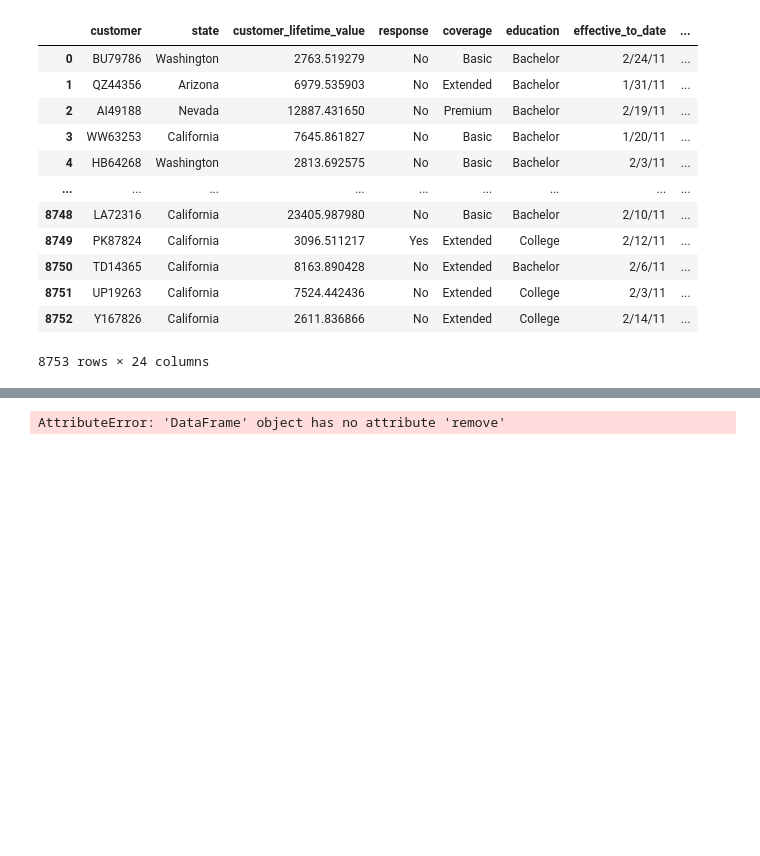
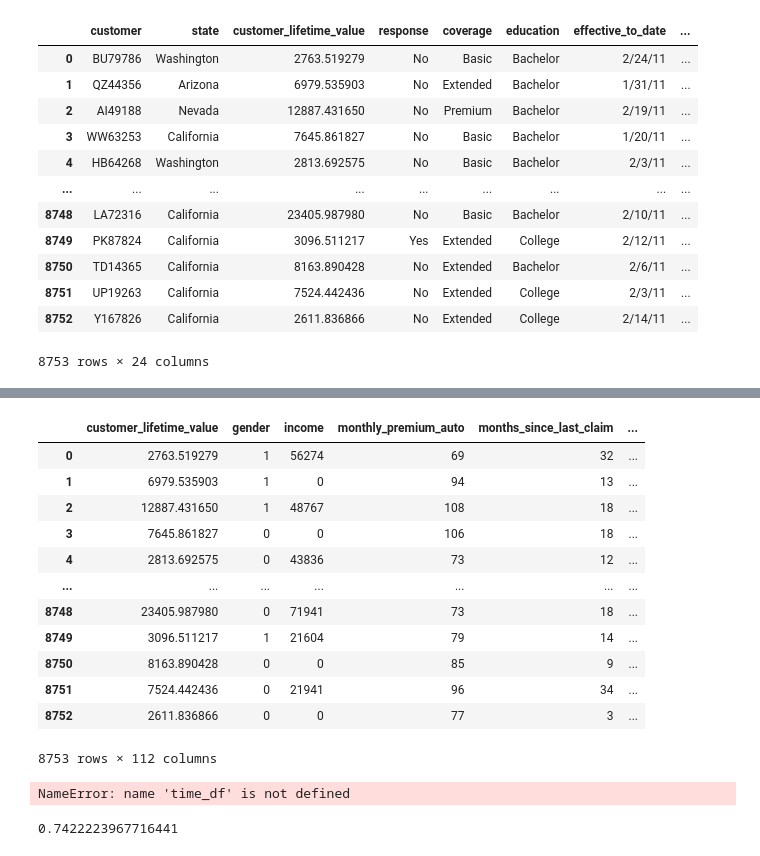
Before and after one commit to enricmus/Entregables_Labs, a Jupyter notebook: Week 8/Day 3 & Day 4/Entregable_Lab_DataCleaning_and_Wrangling.ipynb, the cells around one changed output, grey strips where cells are left out. Saved outputs shown, nothing was run; the diff lists cells and outputs as text; code cells hidden in the pictures; blank space fills up the shorter version.

```diff
--- a/Week 8/Day 3 & Day 4/Entregable_Lab_DataCleaning_and_Wrangling.ipynb
+++ b/Week 8/Day 3 & Day 4/Entregable_Lab_DataCleaning_and_Wrangling.ipynb
@@ -87,0 +111,3 @@ df_copy = clean_customer_df.copy()
+# %%
+# copy
+final_df = clean_customer_df.copy()
@@ -87,0 +132,11 @@ df_copy = clean_customer_df.copy()
+# %%
+# Ordinal encoders
+# Ordinal to coverage
+# Ordinal to employmentstatus
+# Ordinal to location code
+# Ordinal vehicle size
+
+ordinal["coverage"] = ordinal["coverage"].map({"Basic" : 0, "Extended" : 1, "Premium" : 2})
+ordinal["employmentstatus"] = ordinal["employmentstatus"].map({"Unemployed" : 0, "Inactive" : 1, "Employed" : 2})
+ordinal["location_code"] = ordinal["location_code"].map({"Rural" : 0, "Suburban" : 1, "Urban" : 2})
+ordinal["vehicle_size"] = ordinal["vehicle_size"].map({"Small" : 0, "Medsize" : 1, "Large" : 2})
@@ -88,9 +163,35 @@ df_copy = clean_customer_df.copy()
+# %%
+one_hot = pd.get_dummies(one_hot, columns = one_hot_colums)
+one_hot
+# %% [output]
+|  | customer_lifetime_value | gender | income | monthly_premium_auto | months_since_last_claim | ... |
+| 0 | 2763.519279 | 1 | 56274 | 69 | 32 | ... |
+| 1 | 6979.535903 | 1 | 0 | 94 | 13 | ... |
+| 2 | 12887.431650 | 1 | 48767 | 108 | 18 | ... |
+| 3 | 7645.861827 | 0 | 0 | 106 | 18 | ... |
+| 4 | 2813.692575 | 0 | 43836 | 73 | 12 | ... |
+| ... | ... | ... | ... | ... | ... | ... |
+| 8748 | 23405.987980 | 0 | 71941 | 73 | 18 | ... |
+| 8749 | 3096.511217 | 1 | 21604 | 79 | 14 | ... |
+| 8750 | 8163.890428 | 0 | 0 | 85 | 9 | ... |
+| 8751 | 7524.442436 | 0 | 21941 | 96 | 34 | ... |
+| 8752 | 2611.836866 | 0 | 0 | 77 | 3 | ... |
+8753 rows × 112 columns
+# %%
+final_df = one_hot.copy()
+final_df["day"] = time_df["day"]
+final_df["week"] = time_df["week"]
+final_df["month"] = time_df["month"]
+final_df = final_df.drop(columns = "effective_to_date")
+final_df.apply(pd.to_numeric)
+# %% [output]
+NameError: name 'time_df' is not defined
 # %%
+# Normalizing continuous variables (but target)
+
 continuous.remove("months_since_policy_inception")
 continuous.remove("total_claim_amount")
 for cont_var in continuous:
     maximum = clean_customer_df[cont_var].max()
     minimum = clean_customer_df[cont_var].min()
-    clean_customer_df[cont_var] = clean_customer_df[cont_var].apply(lambda x: (x - minimum) / (maximum - minimum))
+    clean_customer_df[cont_var] = clean_customer_df[cont_var].apply(lambda x: (x - int(minimum)) / (int(maximum) - int(minimum)))
-# %% [output]
-AttributeError: 'DataFrame' object has no attribute 'remove'
@@ -96,0 +203,6 @@ AttributeError: 'DataFrame' object has no attribute 'remove'
+# %%
+LR = LinearRegression()
+LR.fit(X_train, y_train)
+LR.score(X_test, y_test)
+# %% [output]
+0.7422223967716441
```
Also changed, not shown: parts of 14 cells of this notebook, 9 other files.
